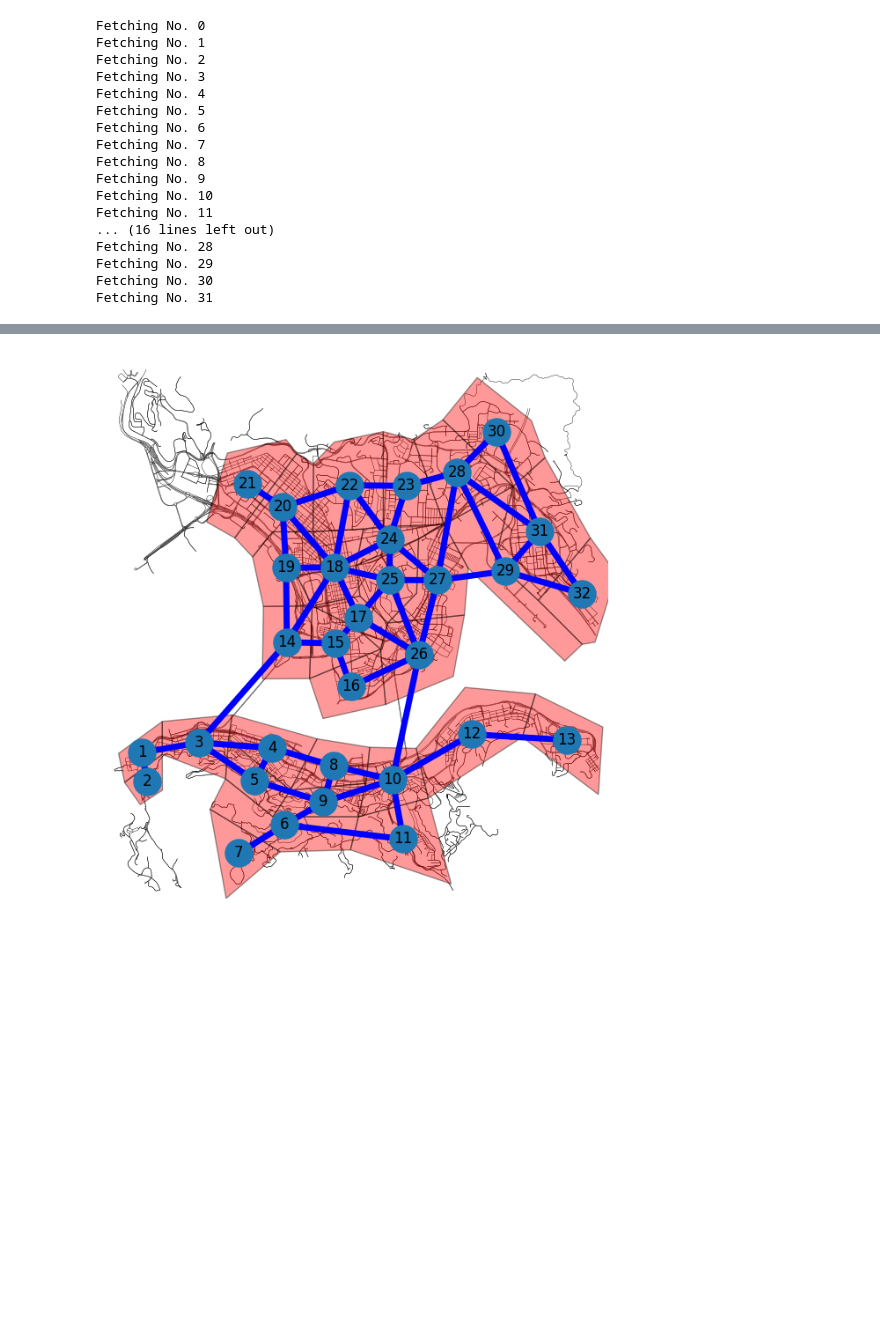
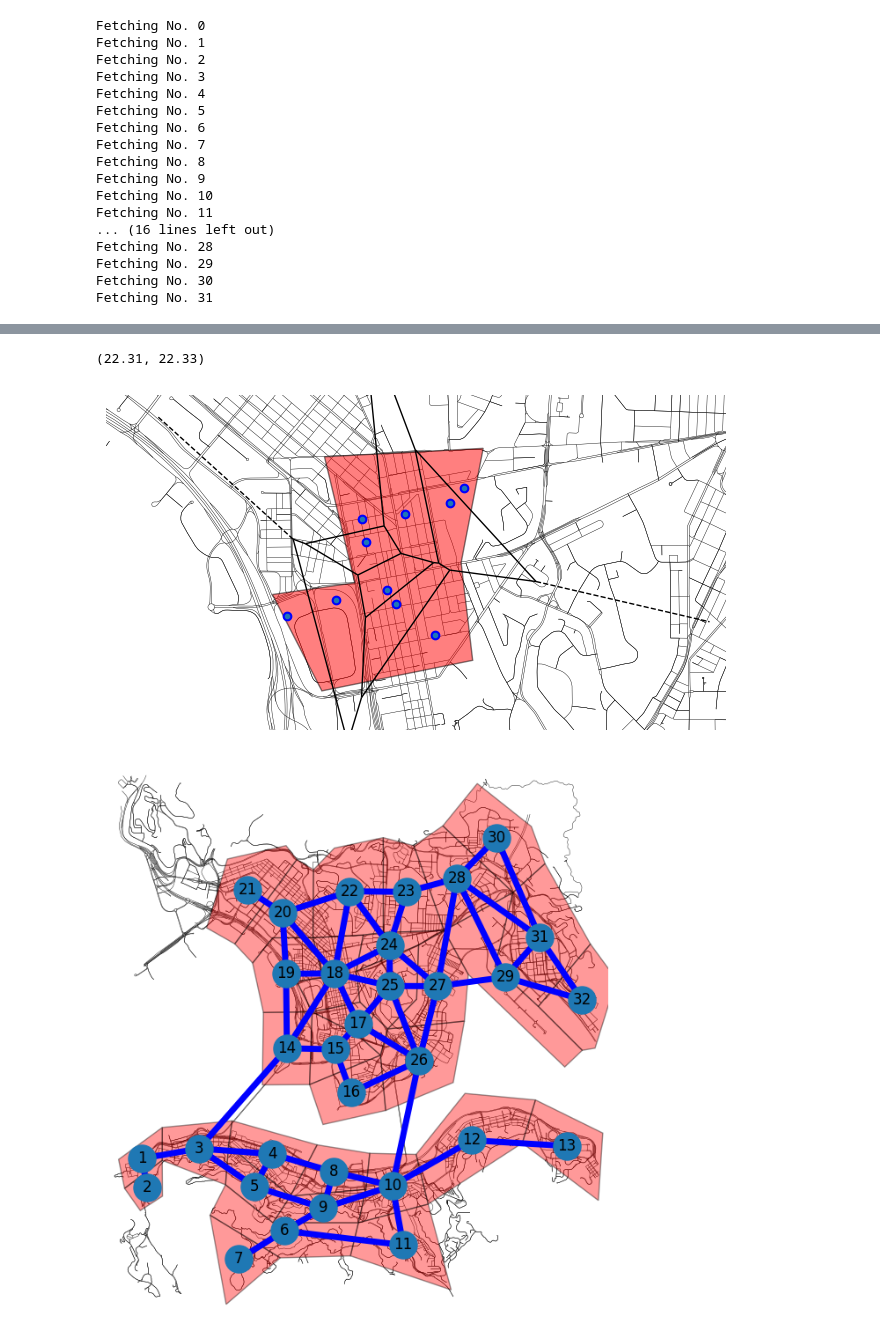
Before and after one commit to khzhang2/HK_region_partition, a Jupyter notebook: HK_region_partition_HKI_KL.ipynb, the cells around one changed output, grey strips where cells are left out. Cells and saved outputs as stored; diff of their text form; code cells hidden in the pictures; blank space fills up the shorter version.

Commit message:
update voronoi tessellation

```diff
--- a/HK_region_partition_HKI_KL.ipynb
+++ b/HK_region_partition_HKI_KL.ipynb
@@ -247,3 +249,34 @@ for j in EV_charger_spots_data.index:
+# %%
+fig, ax = ox.plot.plot_graph(G_hk, node_size=0, bgcolor='w', edge_color='k', edge_linewidth=.3, save=0, show=False, close=False)
+
+geoms = shapely.geometry.MultiPolygon(list(poly['Polygon Geometry'])[:])
+
+geom = geoms[17]
+xs, ys = geom.exterior.xy
+ax.fill(xs, ys, alpha=0.5, fc='r', ec='k')
+
+point_set = []
+for j in EV_charger_spots_data.index:
+    lat = EV_charger_spots_data.loc[j, 'Latitude']
+    lon = EV_charger_spots_data.loc[j, 'Longitude']
+    this_point = shapely.geometry.Point(lon, lat)
+    try:
+        if this_point.within(geom):
+            ax.plot(this_point.x, this_point.y, 'bo')
+            point_set.append(np.array([this_point.x, this_point.y]))
+        else:
+            None
+    except:
+        None
+
+vor = Voronoi(point_set)
+voronoi_plot_2d(vor, ax=ax, show_vertices=0)
+
+ax.set_xlim([114.15, 114.19])
+ax.set_ylim([22.31, 22.33])
+# %% [output]
+(22.31, 22.33)
+[figure, added]
 # %%
 G = nx.Graph()
 
```
Also changed, not shown: parts of 3 cells of this notebook.
